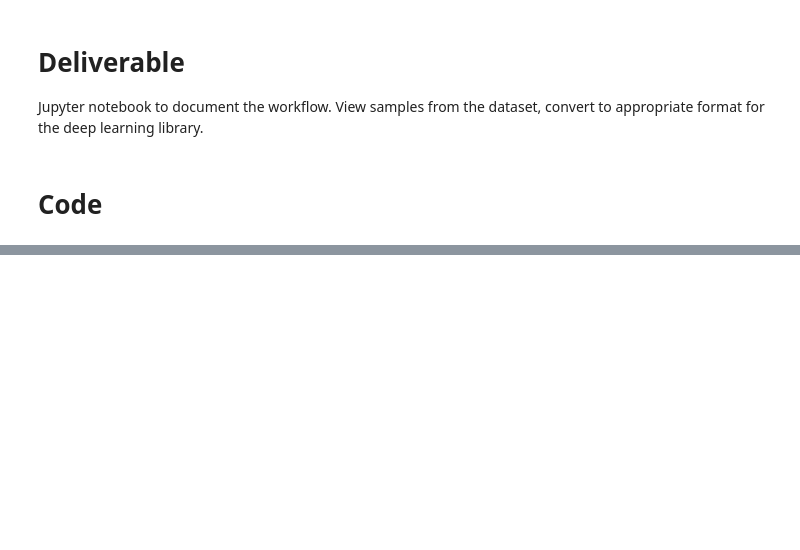
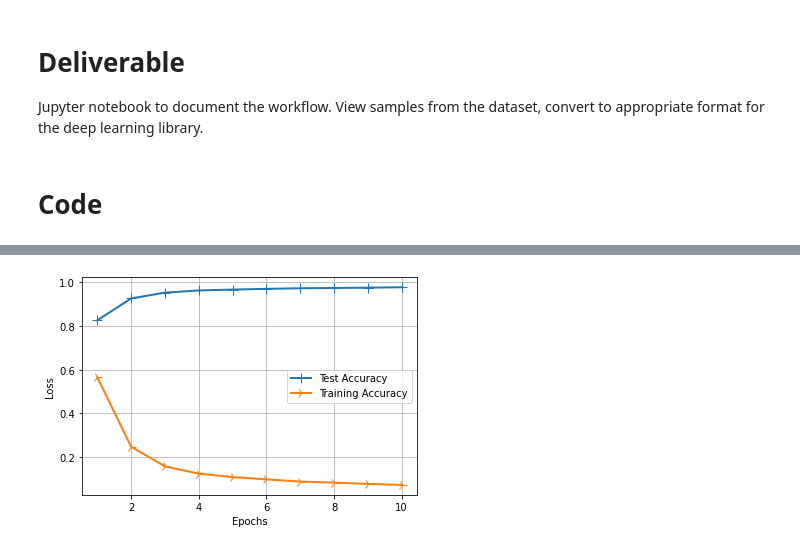
Before and after one commit to CWanjohi/SimpleImageClassifier, a Jupyter notebook: DIP_Coursework.ipynb, the cells around one changed output, grey strips where cells are left out. Saved outputs shown, nothing was run; the diff lists cells and outputs as text; code cells hidden in the pictures; blank space fills up the shorter version.

```diff
--- a/DIP_Coursework.ipynb
+++ b/DIP_Coursework.ipynb
@@ -60,0 +276,22 @@ print("labels of test data: ",str(y_test.shape))
+# %%
+#plot accuracy curve
+
+accuracy_values = history_dict['accuracy']
+accuracy_loss_values = history_dict['val_accuracy']
+
+
+#get number of epochs and create an array using range() function
+epoch = range(1,len(accuracy_values)+1)
+
+line1 = plt.plot(epoch, accuracy_values, label = "Test Accuracy")
+line2 = plt.plot(epoch, loss_values, label = "Training Accuracy")
+
+plt.setp(line1,linewidth=2.0,marker = '+', markersize= 10.0)
+plt.setp(line2,linewidth=2.0,marker = '4', markersize= 10.0)
+plt.xlabel("Epochs")
+plt.ylabel("Loss")
+plt.grid(True)
+plt.legend()
+plt.show()
+# %% [output]
+[figure, added]
```
Also changed, not shown: parts of 16 cells of this notebook.
